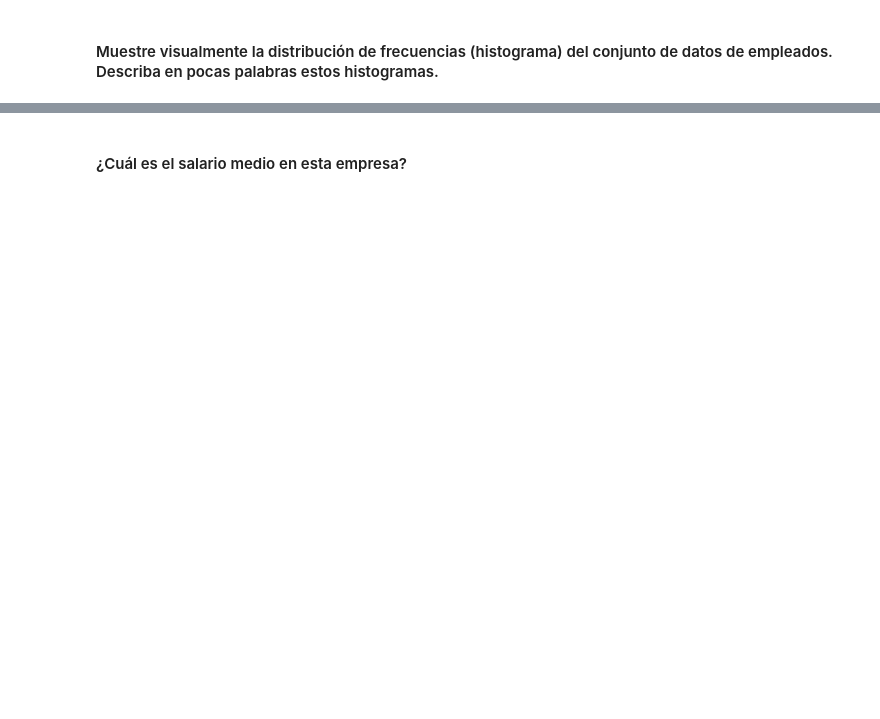
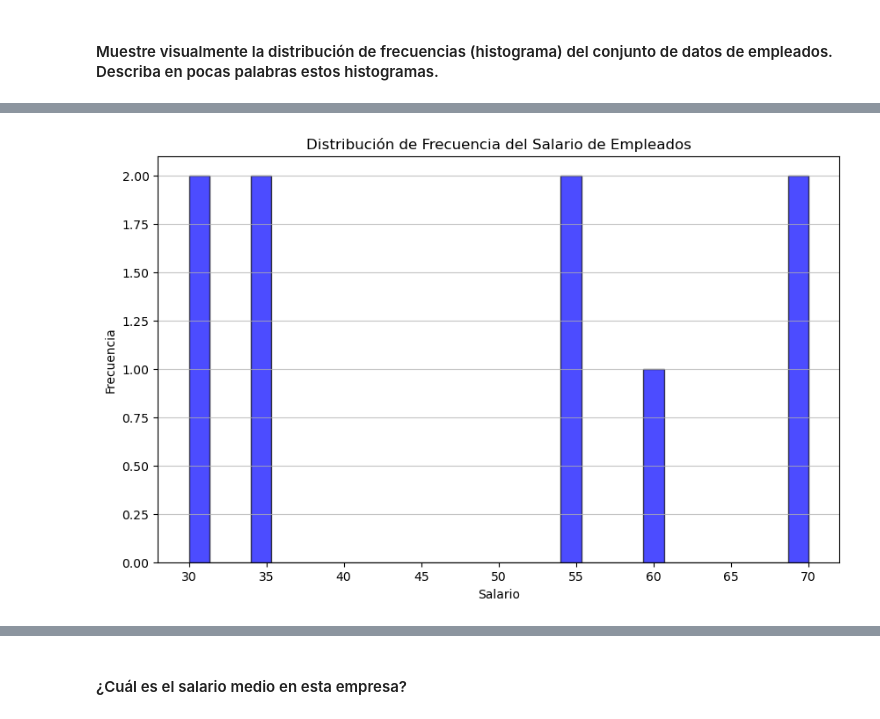
Before and after one commit to tatanapier/lab-descriptive-stats-es, a Jupyter notebook: your-code/main.ipynb, the cells around one changed output, grey strips where cells are left out. Cells and saved outputs as stored; diff of their text form; code cells hidden in the pictures; blank space fills up the shorter version.

```diff
--- a/your-code/main.ipynb
+++ b/your-code/main.ipynb
@@ -75,0 +177,11 @@ temp['State'].value_counts()
+# %%
+# YOUR CODE HERE
+plt.figure(figsize=(10,6))
+plt.hist(employee['Salary'], bins=30, alpha=0.7, color='blue', edgecolor='black')
+plt.xlabel('Salario')
+plt.ylabel('Frecuencia')
+plt.title('Distribución de Frecuencia del Salario de Empleados')
+plt.grid(axis='y', alpha=0.75)
+plt.show()
+# %% [output]
+[figure, added]
```
Also changed, not shown: parts of 46 cells of this notebook.
